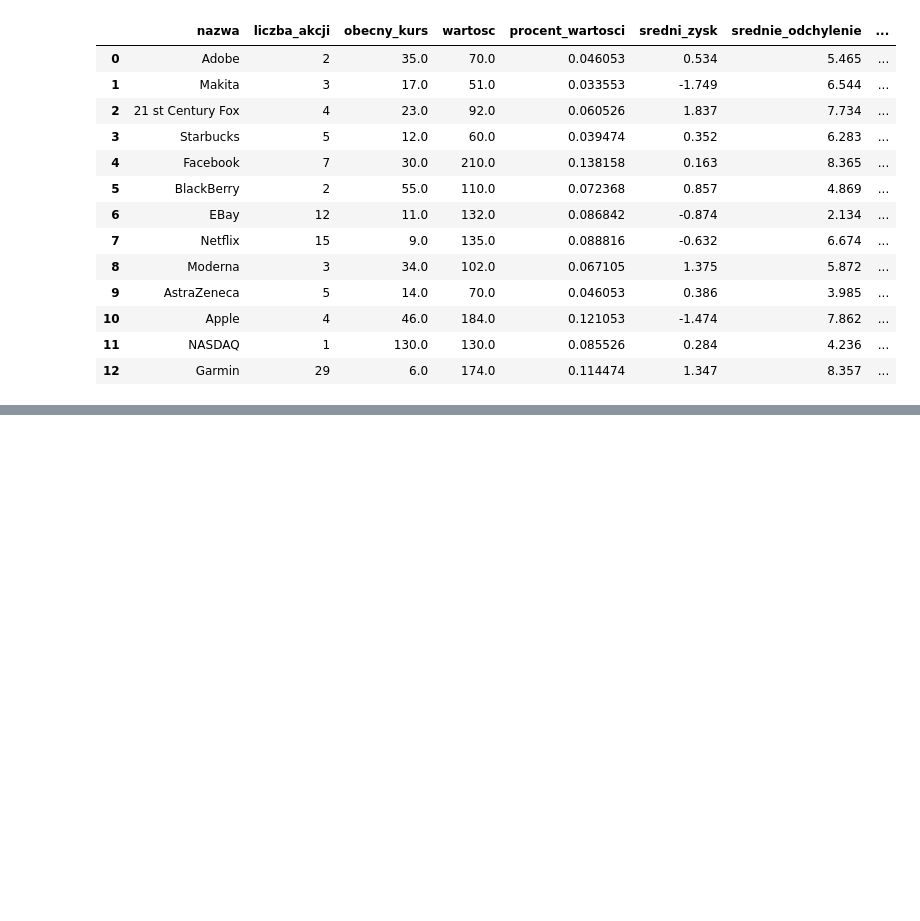
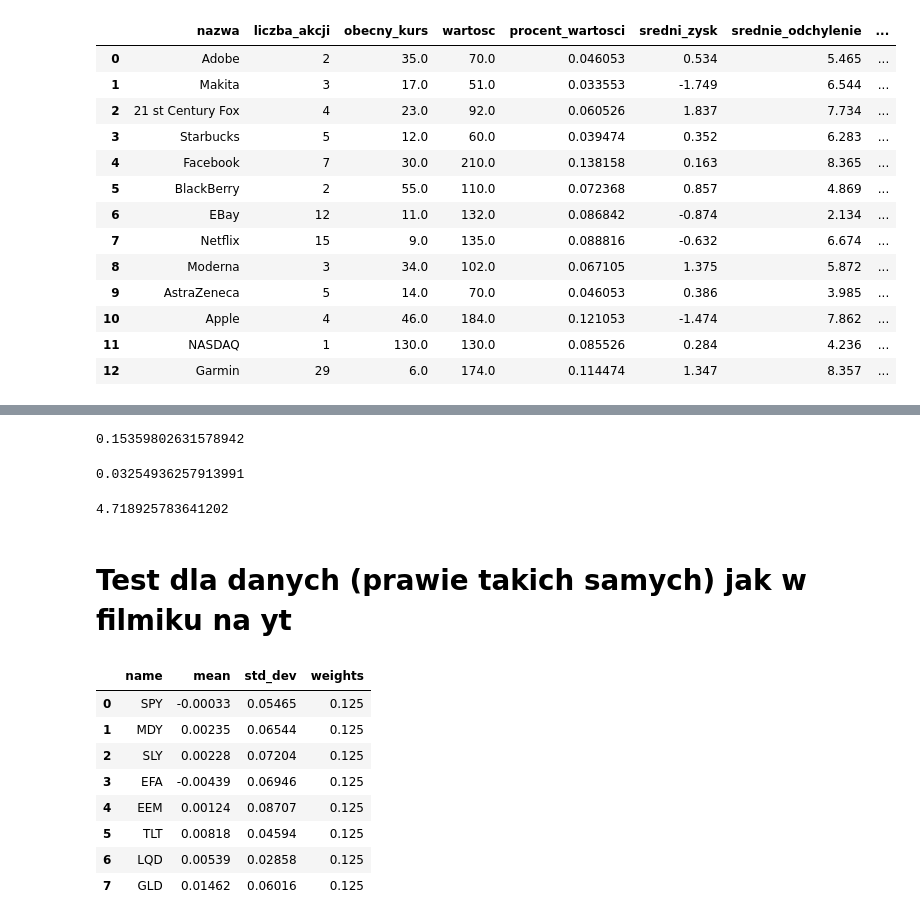
Before and after one commit to magdabiadala/portfolio_optimalization, a Jupyter notebook: optymalizacja_portfolia.ipynb, the cells around one changed output, grey strips where cells are left out. Saved outputs shown, nothing was run; the diff lists cells and outputs as text; code cells hidden in the pictures; blank space fills up the shorter version.

Commit message:
sprawdzenie działania dla danych z filmiku

```diff
--- a/optymalizacja_portfolia.ipynb
+++ b/optymalizacja_portfolia.ipynb
@@ -124,0 +131,6 @@ Name: nazwa, dtype: object
+# %%
+# oczekiwany zwrot z portfolio
+portfolio_exp_return = (portfolio['sredni_zysk'] * portfolio['procent_wartosci']).sum()
+portfolio_exp_return
+# %% [output]
+0.15359802631578942
@@ -124,0 +140,27 @@ Name: nazwa, dtype: object
+# %%
+# odchylenie standardowe portfolio
+portfolio_std_deviation = np.sqrt(np.matmul(np.matmul(weights, covariance_matrix), weights))
+portfolio_std_deviation
+# %% [output]
+0.03254936257913991
+# %%
+# sharpe ratio dla całego portfolio
+portfolio_sharpe_ratio = portfolio_exp_return / portfolio_std_deviation
+portfolio_sharpe_ratio
+# %% [output]
+4.718925783641202
+# %% [markdown]
+# Test dla danych (prawie takich samych) jak w filmiku na yt
+# %%
+portfolio = pd.read_csv('film_portfolio.txt')
+portfolio
+# %% [output]
+|  | name | mean | std_dev | weights |
+| 0 | SPY | -0.00033 | 0.05465 | 0.125 |
+| 1 | MDY | 0.00235 | 0.06544 | 0.125 |
+| 2 | SLY | 0.00228 | 0.07204 | 0.125 |
+| 3 | EFA | -0.00439 | 0.06946 | 0.125 |
+| 4 | EEM | 0.00124 | 0.08707 | 0.125 |
+| 5 | TLT | 0.00818 | 0.04594 | 0.125 |
+| 6 | LQD | 0.00539 | 0.02858 | 0.125 |
+| 7 | GLD | 0.01462 | 0.06016 | 0.125 |
```
Also changed, not shown: parts of 17 cells of this notebook, 2 other files.
